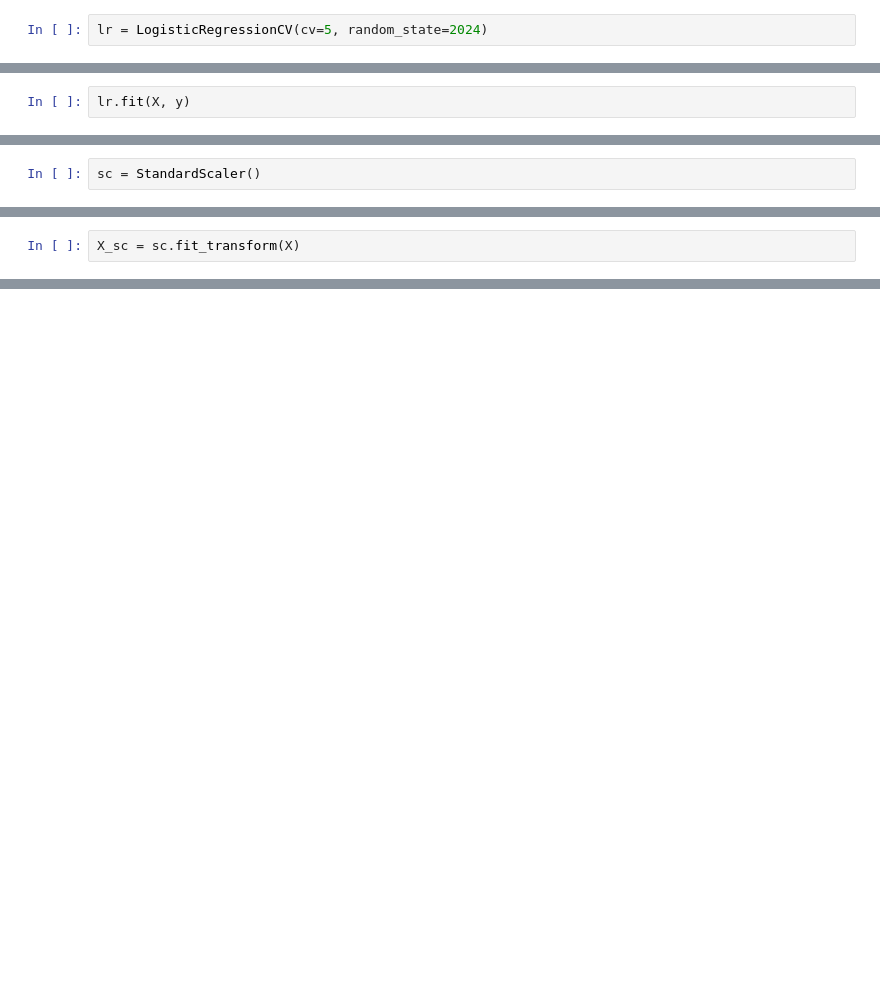
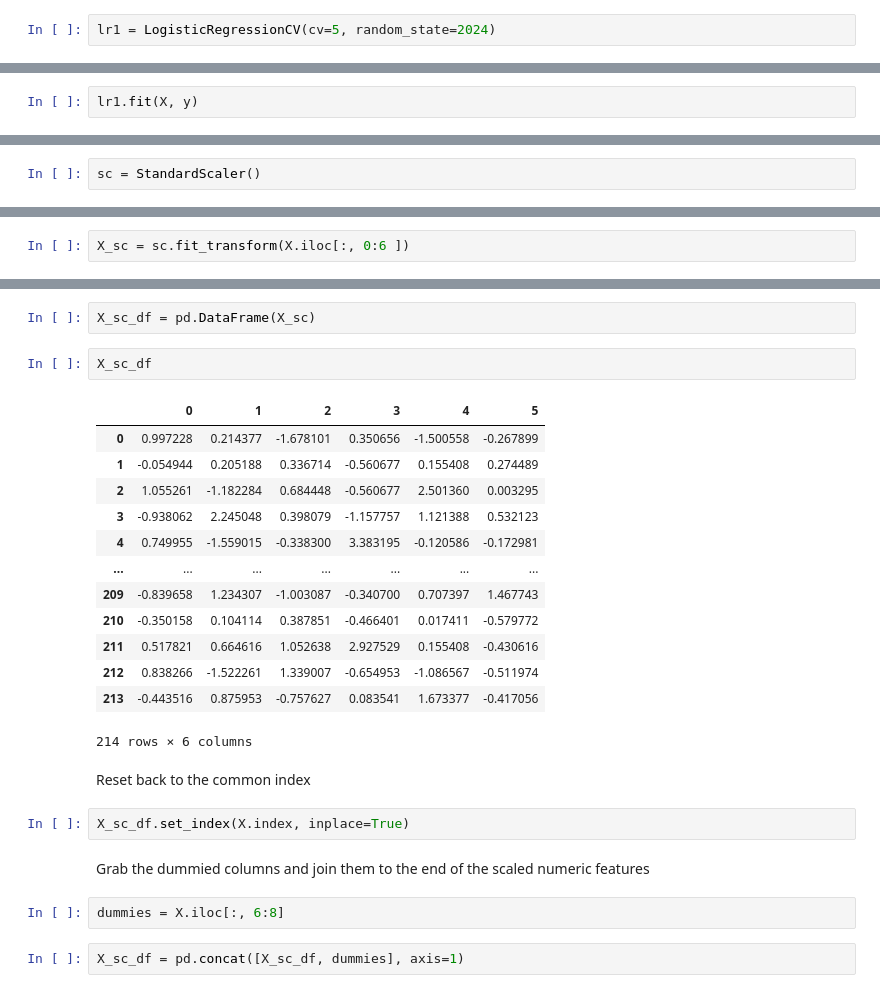
Before and after one commit to mikeminik/yahoo-ssff, a Jupyter notebook: code/player_data/matchup_player_data_modeling.ipynb, the cells around one changed output, grey strips where cells are left out. Cells and saved outputs as stored; diff of their text form; blank space fills up the shorter version.

```diff
--- a/code/player_data/matchup_player_data_modeling.ipynb
+++ b/code/player_data/matchup_player_data_modeling.ipynb
@@ -33,2 +87,2 @@ y = df['win']
 # %%
-lr = LogisticRegressionCV(cv=5, random_state=2024)
+lr1 = LogisticRegressionCV(cv=5, random_state=2024)
@@ -35,4 +91,4 @@ lr = LogisticRegressionCV(cv=5, random_state=2024)
 # %%
-lr.fit(X, y)
+lr1.fit(X, y)
 # %% [output]
 LogisticRegressionCV(cv=5, random_state=2024)
@@ -49,2 +116,2 @@ sc = StandardScaler()
 # %%
-X_sc = sc.fit_transform(X)
+X_sc = sc.fit_transform(X.iloc[:, 0:6 ])
@@ -58,0 +118,28 @@ np.std(df['WR_total_points'])
+# %%
+X_sc_df = pd.DataFrame(X_sc)
+# %%
+X_sc_df
+# %% [output]
+|  | 0 | 1 | 2 | 3 | 4 | 5 |
+| 0 | 0.997228 | 0.214377 | -1.678101 | 0.350656 | -1.500558 | -0.267899 |
+| 1 | -0.054944 | 0.205188 | 0.336714 | -0.560677 | 0.155408 | 0.274489 |
+| 2 | 1.055261 | -1.182284 | 0.684448 | -0.560677 | 2.501360 | 0.003295 |
+| 3 | -0.938062 | 2.245048 | 0.398079 | -1.157757 | 1.121388 | 0.532123 |
+| 4 | 0.749955 | -1.559015 | -0.338300 | 3.383195 | -0.120586 | -0.172981 |
+| ... | ... | ... | ... | ... | ... | ... |
+| 209 | -0.839658 | 1.234307 | -1.003087 | -0.340700 | 0.707397 | 1.467743 |
+| 210 | -0.350158 | 0.104114 | 0.387851 | -0.466401 | 0.017411 | -0.579772 |
+| 211 | 0.517821 | 0.664616 | 1.052638 | 2.927529 | 0.155408 | -0.430616 |
+| 212 | 0.838266 | -1.522261 | 1.339007 | -0.654953 | -1.086567 | -0.511974 |
+| 213 | -0.443516 | 0.875953 | -0.757627 | 0.083541 | 1.673377 | -0.417056 |
+214 rows × 6 columns
+# %% [markdown]
+Reset back to the common index
+# %%
+X_sc_df.set_index(X.index, inplace=True)
+# %% [markdown]
+Grab the dummied columns and join them to the end of the scaled numeric features
+# %%
+dummies = X.iloc[:, 6:8]
+# %%
+X_sc_df = pd.concat([X_sc_df, dummies], axis=1)
```
Also changed, not shown: parts of 67 cells of this notebook, 2 other files.
